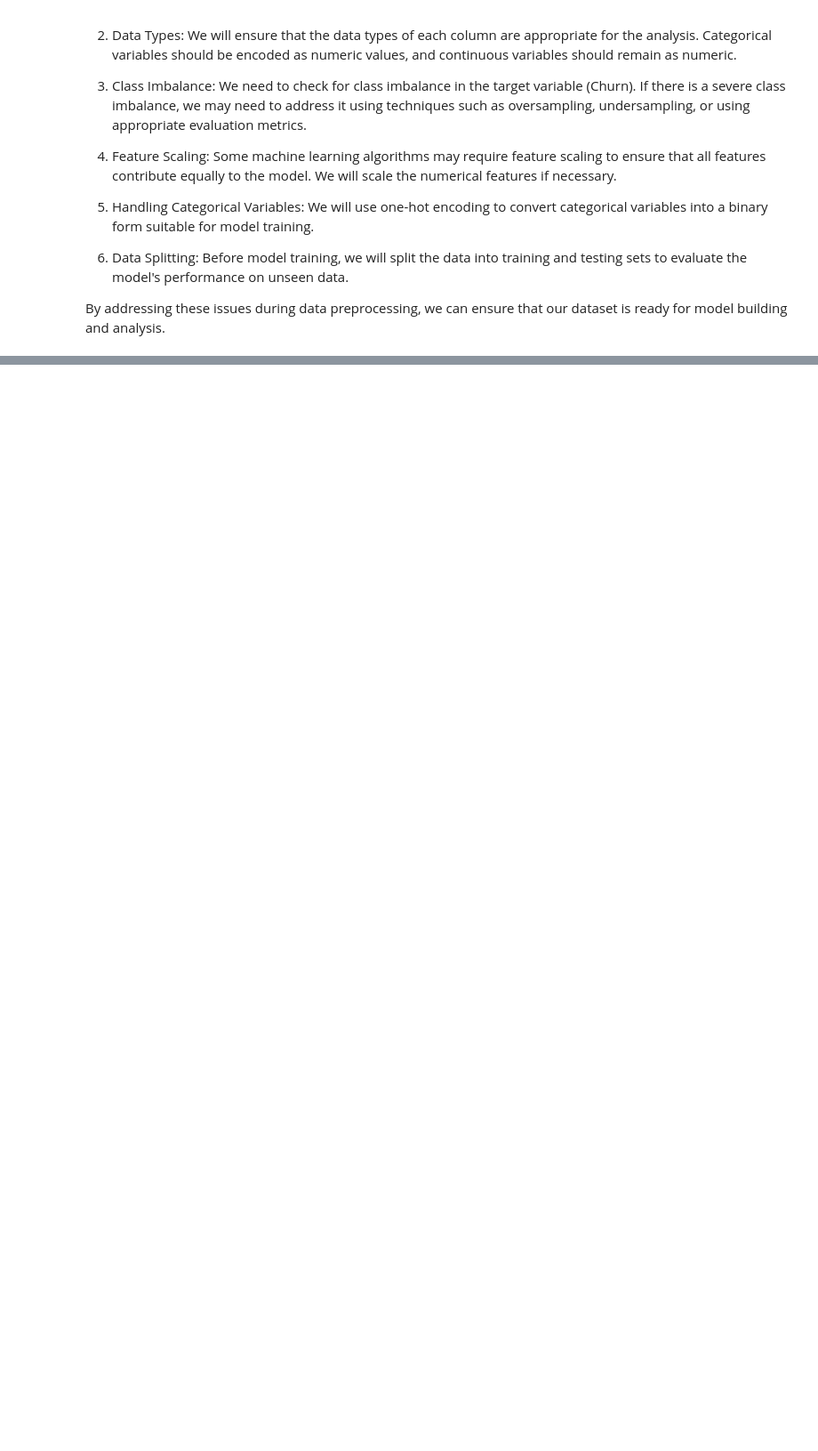
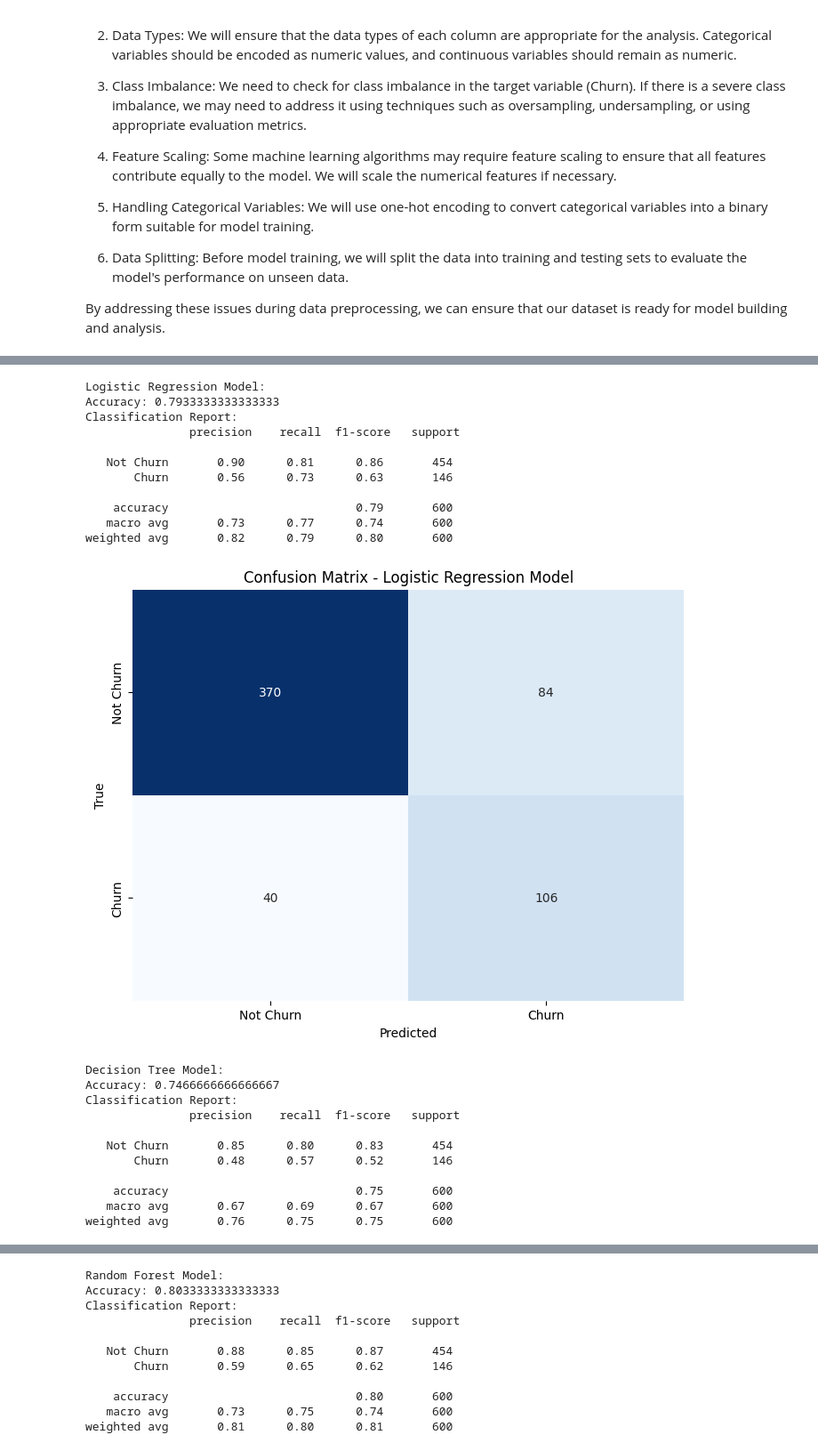
Before and after one commit to kojokesse/LP2_Customer_Churn_Analysis, a Jupyter notebook: Churn_Classification.ipynb, the cells around one changed output, grey strips where cells are left out. Shown at 89% size. Cells and saved outputs as stored; diff of their text form; code cells hidden in the pictures; blank space fills up the shorter version.

```diff
--- a/Churn_Classification.ipynb
+++ b/Churn_Classification.ipynb
@@ -563,0 +590,22 @@ Test set size: 405
+# %%
+# Build and train Decision Tree model
+dt_model = DecisionTreeClassifier(random_state=42)
+dt_model.fit(X_train_scaled, y_train_resampled)
+dt_predictions = dt_model.predict(X_test_scaled)
+# %%
+# Build and train Random Forest model
+rf_model = RandomForestClassifier(random_state=42)
+rf_model.fit(X_train_scaled, y_train_resampled)
+rf_predictions = rf_model.predict(X_test_scaled)
+# %%
+# Evaluate models
+def evaluate_model(predictions, model_name):
+    accuracy = accuracy_score(y_test, predictions)
+    report = classification_report(y_test, predictions, target_names=['Not Churn', 'Churn'])
+    print(f"{model_name} Model:")
+    print("Accuracy:", accuracy)
+    print("Classification Report:\n", report)
+
+evaluate_model(lr_predictions, "Logistic Regression")
+evaluate_model(dt_predictions, "Decision Tree")
+evaluate_model(rf_predictions, "Random Forest")
@@ -563,0 +717,47 @@ Test set size: 405
+# %%
+# Evaluate models
+def evaluate_model(predictions, model_name):
+    accuracy = accuracy_score(y_test, predictions)
+    report = classification_report(y_test, predictions, target_names=['Not Churn', 'Churn'])
+    confusion = confusion_matrix(y_test, predictions)
+
+    print(f"{model_name} Model:")
+    print("Accuracy:", accuracy)
+    print("Classification Report:\n", report)
+
+    # Plot confusion matrix
+    plt.figure(figsize=(8, 6))
+    sns.heatmap(confusion, annot=True, fmt='d', cmap='Blues', cbar=False,
+                xticklabels=['Not Churn', 'Churn'], yticklabels=['Not Churn', 'Churn'])
+    plt.xlabel('Predicted')
+    plt.ylabel('True')
+    plt.title(f'Confusion Matrix - {model_name} Model')
+    plt.show()
+
+evaluate_model(lr_predictions, "Logistic Regression")
+evaluate_model(dt_predictions, "Decision Tree")
+evaluate_model(rf_predictions, "Random Forest")
+# %% [output]
+Logistic Regression Model:
+Accuracy: 0.7933333333333333
+Classification Report:
+               precision    recall  f1-score   support
+
+   Not Churn       0.90      0.81      0.86       454
+       Churn       0.56      0.73      0.63       146
+
+    accuracy                           0.79       600
+   macro avg       0.73      0.77      0.74       600
+weighted avg       0.82      0.79      0.80       600
+[figure, added]
+Decision Tree Model:
+Accuracy: 0.7466666666666667
+Classification Report:
+               precision    recall  f1-score   support
+
+   Not Churn       0.85      0.80      0.83       454
+       Churn       0.48      0.57      0.52       146
+
+    accuracy                           0.75       600
+   macro avg       0.67      0.69      0.67       600
+weighted avg       0.76      0.75      0.75       600
@@ -563,0 +765,11 @@ Test set size: 405
+Random Forest Model:
+Accuracy: 0.8033333333333333
+Classification Report:
+               precision    recall  f1-score   support
+
+   Not Churn       0.88      0.85      0.87       454
+       Churn       0.59      0.65      0.62       146
+
+    accuracy                           0.80       600
+   macro avg       0.73      0.75      0.74       600
+weighted avg       0.81      0.80      0.81       600
```
Also changed, not shown: parts of 87 cells of this notebook.
